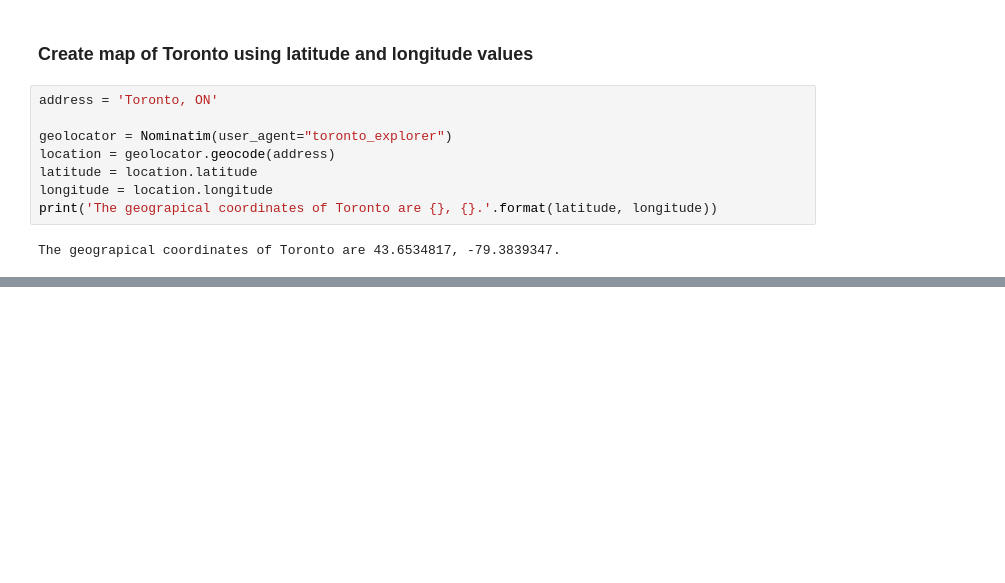
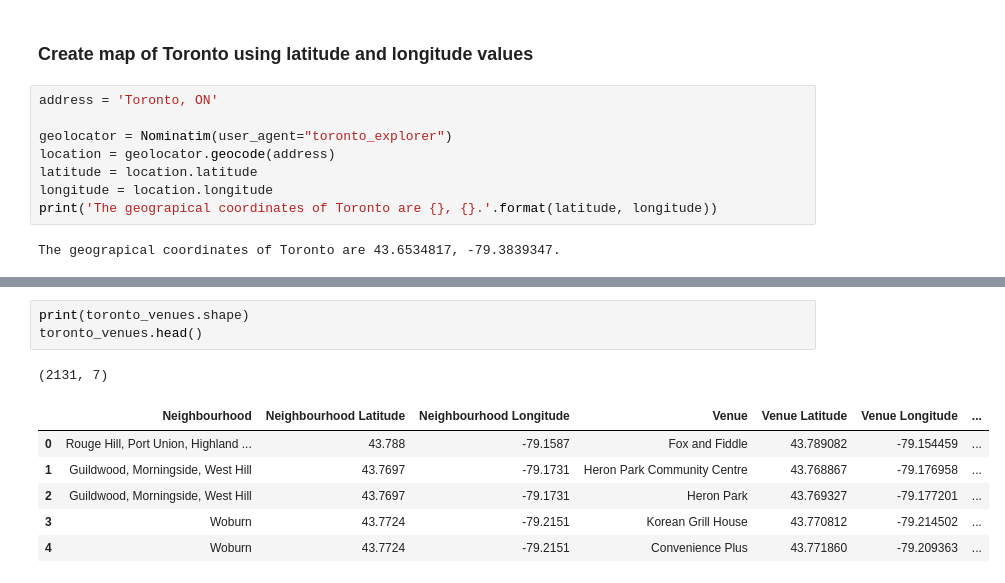
Before and after one commit to dprossi/Capstone_Project_IBM_Data_Science, a Jupyter notebook: Capstone_Course_Week_3_Lab.ipynb, the cells around one changed output, grey strips where cells are left out. Cells and saved outputs as stored; diff of their text form; blank space fills up the shorter version.

```diff
--- a/Capstone_Course_Week_3_Lab.ipynb
+++ b/Capstone_Course_Week_3_Lab.ipynb
@@ -198,0 +376,11 @@ map_toronto
+# %%
+print(toronto_venues.shape)
+toronto_venues.head()
+# %% [output]
+(2131, 7)
+|  | Neighbourhood | Neighbourhood Latitude | Neighbourhood Longitude | Venue | Venue Latitude | Venue Longitude | ... |
+| 0 | Rouge Hill, Port Union, Highland ... | 43.788 | -79.1587 | Fox and Fiddle | 43.789082 | -79.154459 | ... |
+| 1 | Guildwood, Morningside, West Hill | 43.7697 | -79.1731 | Heron Park Community Centre | 43.768867 | -79.176958 | ... |
+| 2 | Guildwood, Morningside, West Hill | 43.7697 | -79.1731 | Heron Park | 43.769327 | -79.177201 | ... |
+| 3 | Woburn | 43.7724 | -79.2151 | Korean Grill House | 43.770812 | -79.214502 | ... |
+| 4 | Woburn | 43.7724 | -79.2151 | Convenience Plus | 43.771860 | -79.209363 | ... |
```
Also changed, not shown: parts of 27 cells of this notebook.
